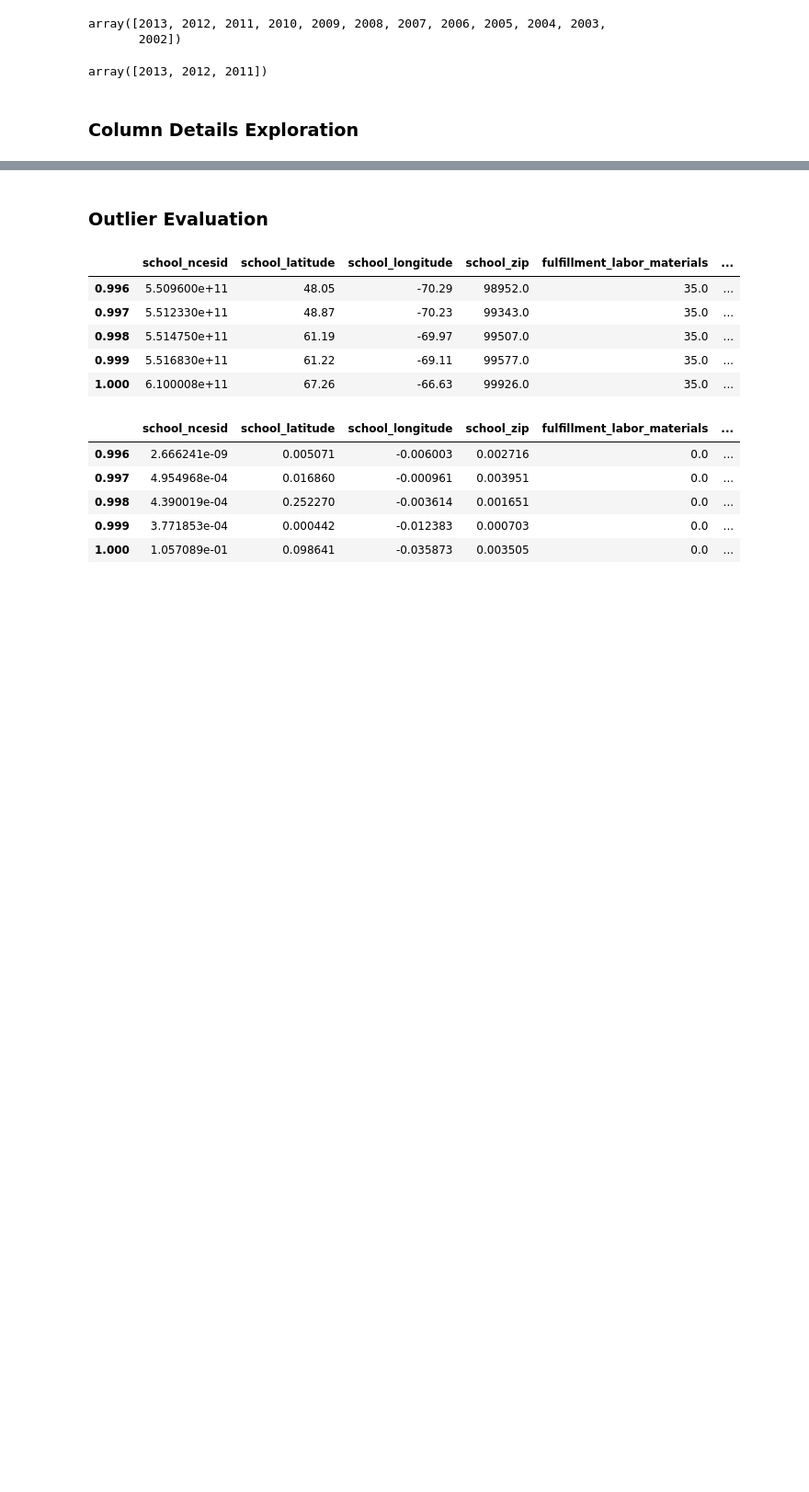
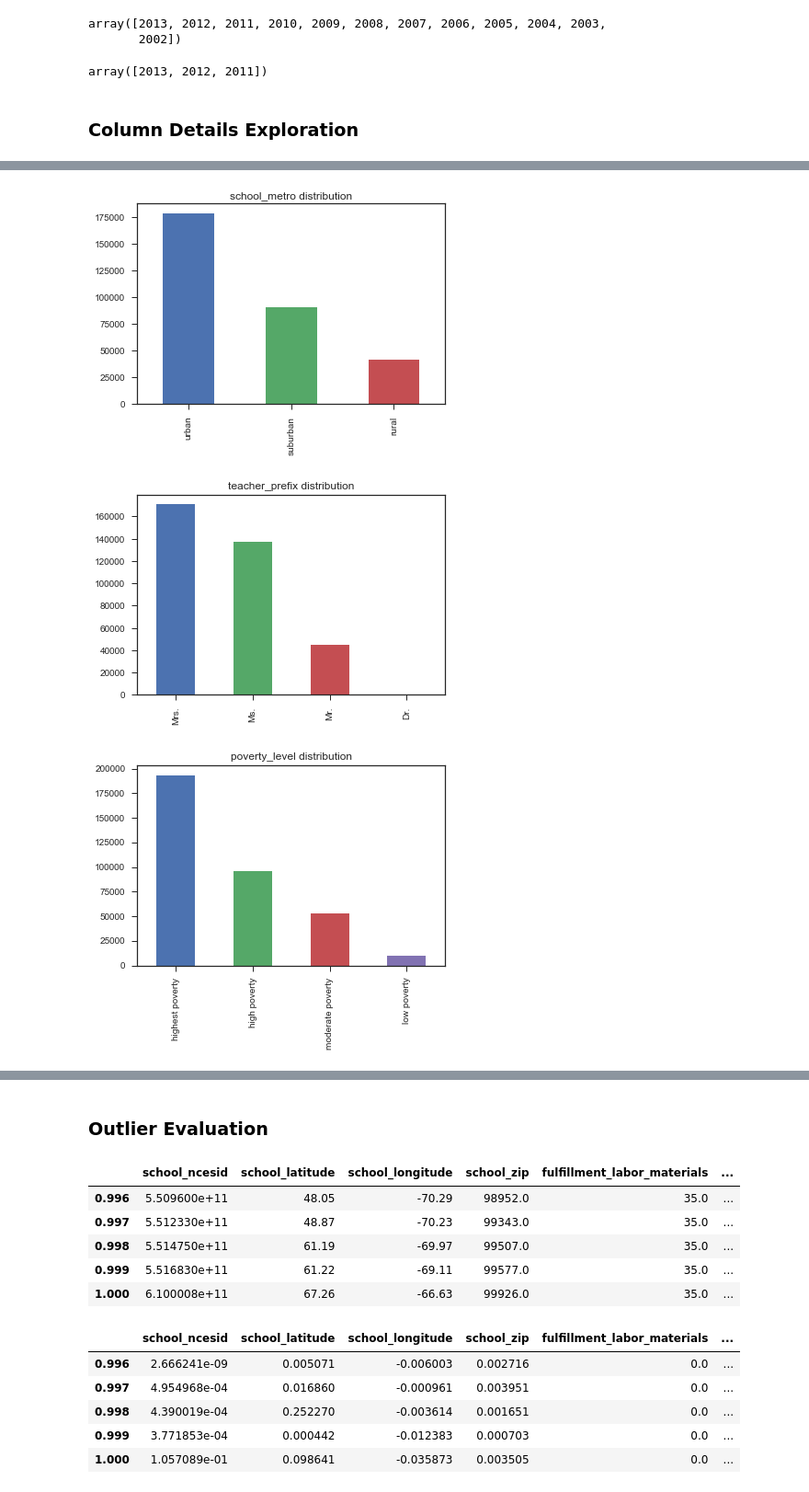
Before and after one commit to anmolchaturvedi/predicting_excitement, a Jupyter notebook: donors_choose.ipynb, the cells around one changed output, grey strips where cells are left out. Shown at 92% size. Saved outputs shown, nothing was run; the diff lists cells and outputs as text; code cells hidden in the pictures; blank space fills up the shorter version.

```diff
--- a/donors_choose.ipynb
+++ b/donors_choose.ipynb
@@ -198,0 +179,6 @@ defaultdict(list,
+# %%
+exp.plot_value_counts(project_info, types, 'multi')
+# %% [output]
+[figure, added]
+[figure, added]
+[figure, added]
```
Also changed, not shown: parts of 88 cells of this notebook, 3 other files.
